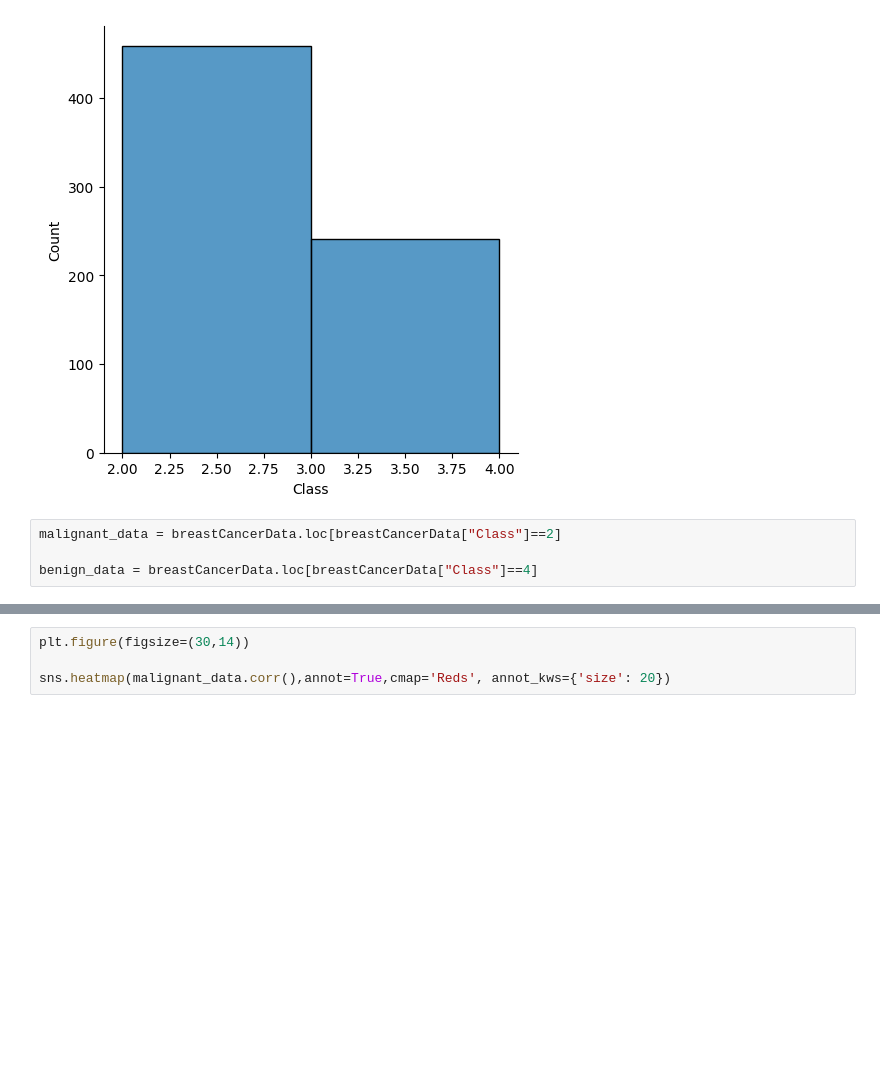
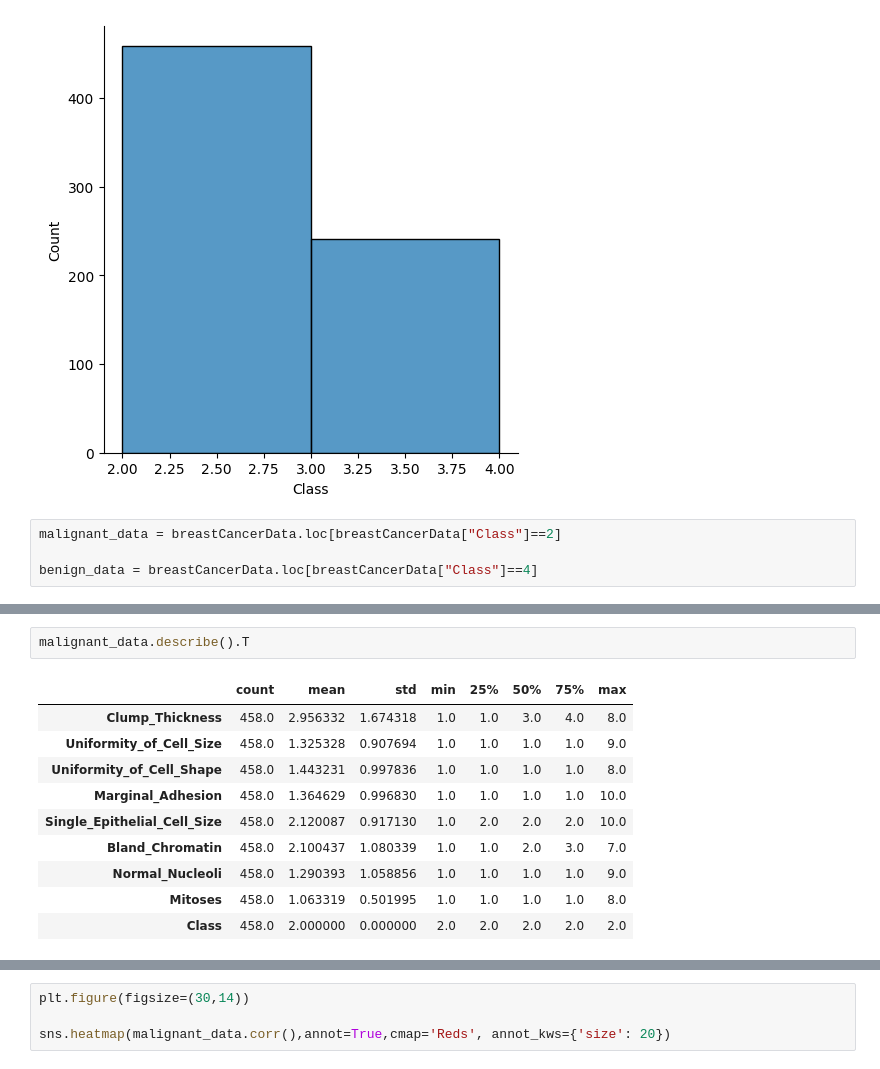
Before and after one commit to keady-r/Statistics, a Jupyter notebook: BreastCancer_Analysis.ipynb, the cells around one changed output, grey strips where cells are left out. Saved outputs shown, nothing was run; the diff lists cells and outputs as text; blank space fills up the shorter version.

```diff
--- a/BreastCancer_Analysis.ipynb
+++ b/BreastCancer_Analysis.ipynb
@@ -78,0 +56,13 @@ benign_data
+# %%
+malignant_data.describe().T
+# %% [output]
+|  | count | mean | std | min | 25% | 50% | 75% | max |
+| Clump_Thickness | 458.0 | 2.956332 | 1.674318 | 1.0 | 1.0 | 3.0 | 4.0 | 8.0 |
+| Uniformity_of_Cell_Size | 458.0 | 1.325328 | 0.907694 | 1.0 | 1.0 | 1.0 | 1.0 | 9.0 |
+| Uniformity_of_Cell_Shape | 458.0 | 1.443231 | 0.997836 | 1.0 | 1.0 | 1.0 | 1.0 | 8.0 |
+| Marginal_Adhesion | 458.0 | 1.364629 | 0.996830 | 1.0 | 1.0 | 1.0 | 1.0 | 10.0 |
+| Single_Epithelial_Cell_Size | 458.0 | 2.120087 | 0.917130 | 1.0 | 2.0 | 2.0 | 2.0 | 10.0 |
+| Bland_Chromatin | 458.0 | 2.100437 | 1.080339 | 1.0 | 1.0 | 2.0 | 3.0 | 7.0 |
+| Normal_Nucleoli | 458.0 | 1.290393 | 1.058856 | 1.0 | 1.0 | 1.0 | 1.0 | 9.0 |
+| Mitoses | 458.0 | 1.063319 | 0.501995 | 1.0 | 1.0 | 1.0 | 1.0 | 8.0 |
+| Class | 458.0 | 2.000000 | 0.000000 | 2.0 | 2.0 | 2.0 | 2.0 | 2.0 |
```
Also changed, not shown: parts of 20 cells of this notebook, 2 other files.
